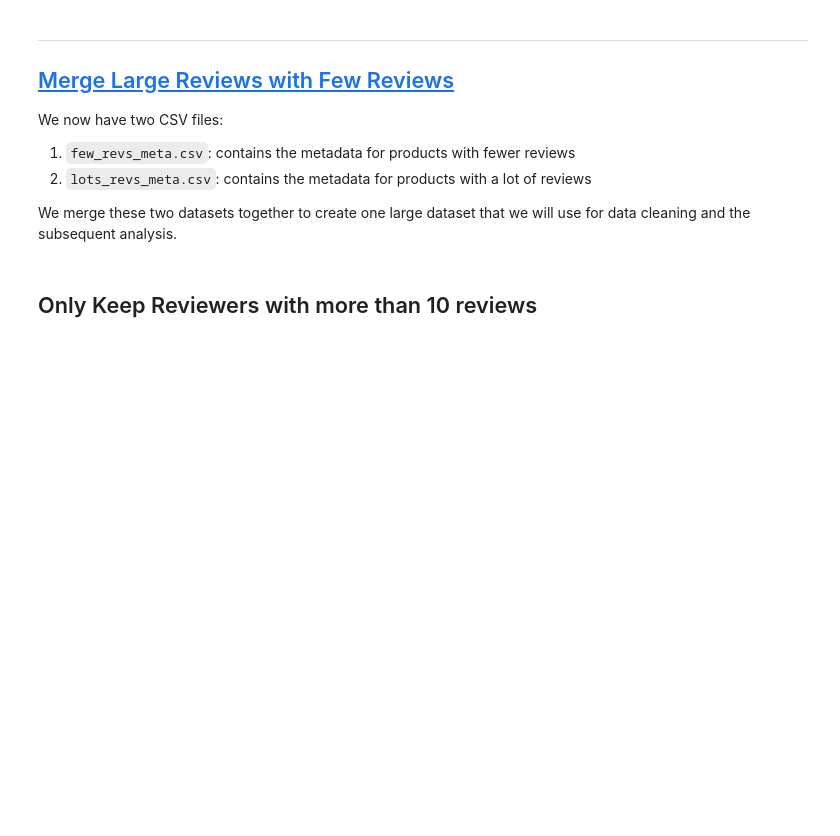
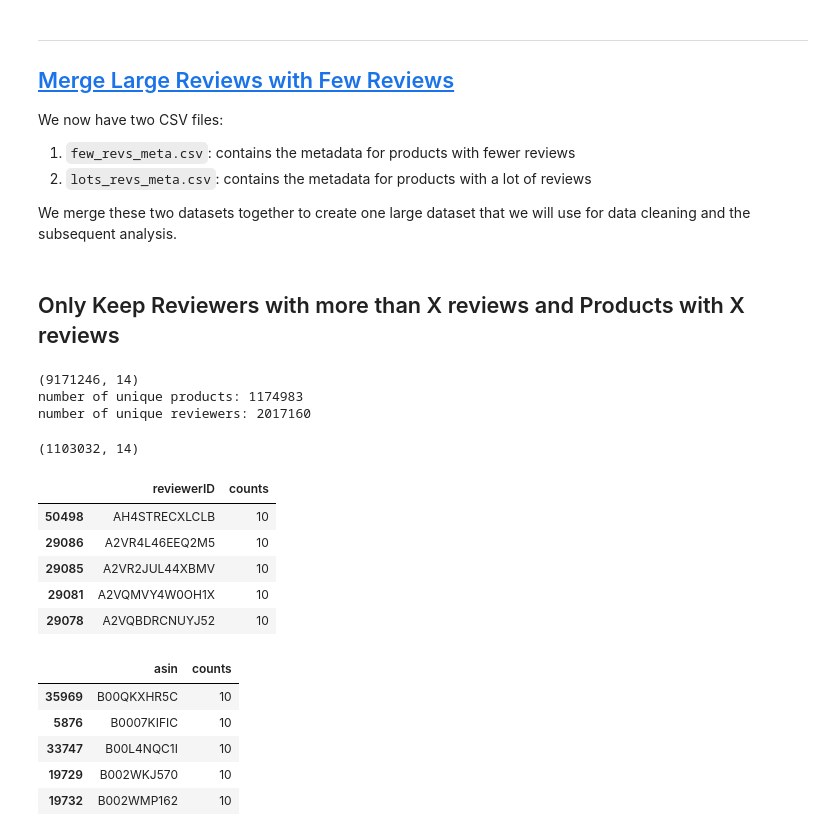
Before and after one commit to pavsingh7/Masters-Dissertation, a Jupyter notebook: Code/1 data_load.ipynb, the cells around one changed output. Cells and saved outputs as stored; diff of their text form; code cells hidden in the pictures; blank space fills up the shorter version.

```diff
--- a/Code/1 data_load.ipynb
+++ b/Code/1 data_load.ipynb
@@ -742,4 +742,4 @@ all_revs_meta = all_revs_meta.drop(columns=['Unnamed: 0', 'Unnamed: 0.1'])
 # save to csv
 all_revs_meta.to_csv('Data/all_revs_1.csv')
 # %% [markdown]
-## Only Keep Reviewers with more than 10 reviews
+## Only Keep Reviewers with more than X reviews and Products with X reviews
@@ -751,0 +746,48 @@ all_revs.to_csv('Data/all_revs_with_records_1.csv')
+# %%
+# load all_revs
+all_revs = pd.read_csv("/Users/pavansingh/Desktop/all_revs_1.csv")
+# %%
+# quick look at the data
+all_revs.head(3)
+print(all_revs.shape)
+print("number of unique products:", all_revs['asin'].nunique())
+print("number of unique reviewers:", all_revs['reviewerID'].nunique())
+
+test = all_revs.copy()
+# %% [output]
+(9171246, 14)
+number of unique products: 1174983
+number of unique reviewers: 2017160
+# %%
+# generates 1 103 032 reviews
+# ===  # ===
+
+test = test[test['asin'].isin(test.groupby('asin').size().reset_index(name='counts').query('counts >= 10')['asin'])]
+test = test[test['reviewerID'].isin(test.groupby('reviewerID').size().reset_index(name='counts').query('counts >= 10')['reviewerID'])]
+test = test[test['asin'].isin(test.groupby('asin').size().reset_index(name='counts').query('counts >= 10')['asin'])]
+
+# shape
+print(test.shape)
+
+# show number of ratings per reviewer in table
+display(test.groupby('reviewerID').size().reset_index(name='counts').sort_values('counts', ascending=True).head(5))
+
+# show number of ratings per product in table
+display(test.groupby('asin').size().reset_index(name='counts').sort_values('counts', ascending=True).head(5))
+
+# save to csv
+test.to_csv('Data/set1_data.csv')
+# %% [output]
+(1103032, 14)
+|  | reviewerID | counts |
+| 50498 | AH4STRECXLCLB | 10 |
+| 29086 | A2VR4L46EEQ2M5 | 10 |
+| 29085 | A2VR2JUL44XBMV | 10 |
+| 29081 | A2VQMVY4W0OH1X | 10 |
+| 29078 | A2VQBDRCNUYJ52 | 10 |
+|  | asin | counts |
+| 35969 | B00QKXHR5C | 10 |
+| 5876 | B0007KIFIC | 10 |
+| 33747 | B00L4NQC1I | 10 |
+| 19729 | B002WKJ570 | 10 |
+| 19732 | B002WMP162 | 10 |
```
Also changed, not shown: parts of 5 cells of this notebook, 12 other files.
